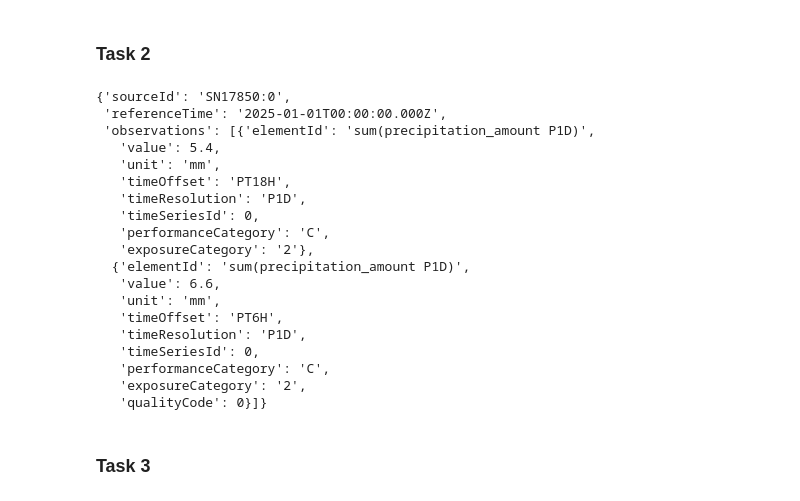
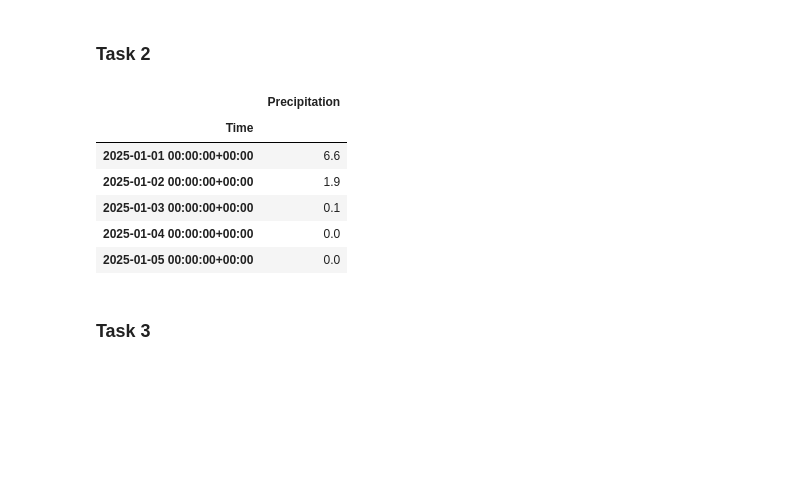
Before and after one commit to saturnBEEF/deliverable-1, a Jupyter notebook: main.ipynb, the cells around one changed output. Drawn from its saved outputs; the diff is of its cells as text; code cells hidden in the pictures; blank space fills up the shorter version.

Commit message:
Extract precipitation data into a DataFrame

```diff
--- a/main.ipynb
+++ b/main.ipynb
@@ -111,40 +111,46 @@ From the statistics we get the yearly mean of 7.9 celsius and median of 8.4, mea
 # %%
 precipitation_parameters = {
     "sources": "SN17850",
     "elements": "sum(precipitation_amount P1D)",
-    "referencetime": "2025-01-01/2025-12-31",
-    "timeoffset": "PT6H"
+    "referencetime": "2025-01-01/2026-01-01",
+    "timeoffsets": "PT6H"
 }
 
 # Requesting precipitation data for 2025
 precipitation_response = requests.get(
     endpoint, precipitation_parameters, auth=(client_id, "")
 )
 assert precipitation_response.status_code == 200
 
 # Transforming the data into a Python dictionary
 precipitation_payload = precipitation_response.json()
 precipitation_payload["data"][0]
+
+# Collecting date and precipitation values from each data entry
+precipitation_data = [
+    {
+        "Time": pd.to_datetime(entry["referenceTime"]),
+        "Precipitation": entry["observations"][0]["value"]
+    }
+    for entry in precipitation_payload["data"]
+]
+
+# Creating a DataFrame with date as index
+df_precipitation = (
+    pd.DataFrame(precipitation_data)
+    .set_index("Time")
+    .sort_index()
+)
+
+df_precipitation.head()
 # %% [output]
-{'sourceId': 'SN17850:0',
- 'referenceTime': '2025-01-01T00:00:00.000Z',
- 'observations': [{'elementId': 'sum(precipitation_amount P1D)',
-   'value': 5.4,
-   'unit': 'mm',
-   'timeOffset': 'PT18H',
-   'timeResolution': 'P1D',
-   'timeSeriesId': 0,
-   'performanceCategory': 'C',
-   'exposureCategory': '2'},
-  {'elementId': 'sum(precipitation_amount P1D)',
-   'value': 6.6,
-   'unit': 'mm',
-   'timeOffset': 'PT6H',
-   'timeResolution': 'P1D',
-   'timeSeriesId': 0,
-   'performanceCategory': 'C',
-   'exposureCategory': '2',
-   'qualityCode': 0}]}
+|  | Precipitation |
+| Time |  |
+| 2025-01-01 00:00:00+00:00 | 6.6 |
+| 2025-01-02 00:00:00+00:00 | 1.9 |
+| 2025-01-03 00:00:00+00:00 | 0.1 |
+| 2025-01-04 00:00:00+00:00 | 0.0 |
+| 2025-01-05 00:00:00+00:00 | 0.0 |
 # %% [markdown]
 ### Task 3
 # %% [markdown]
```
